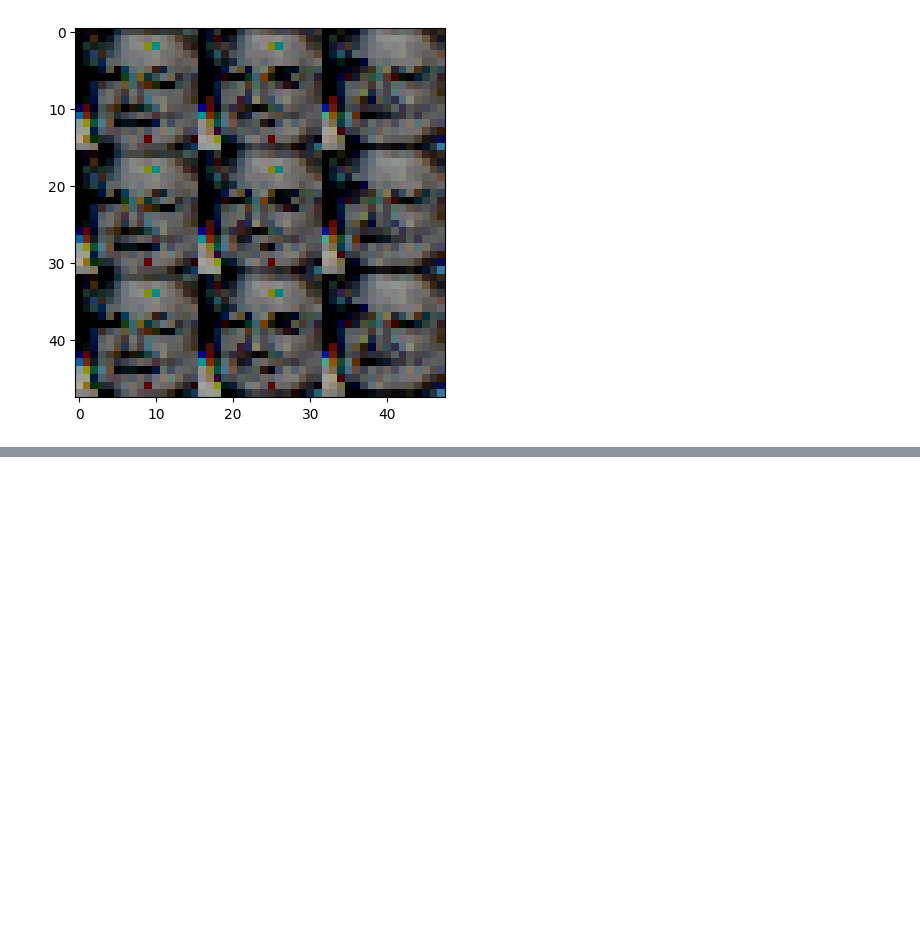
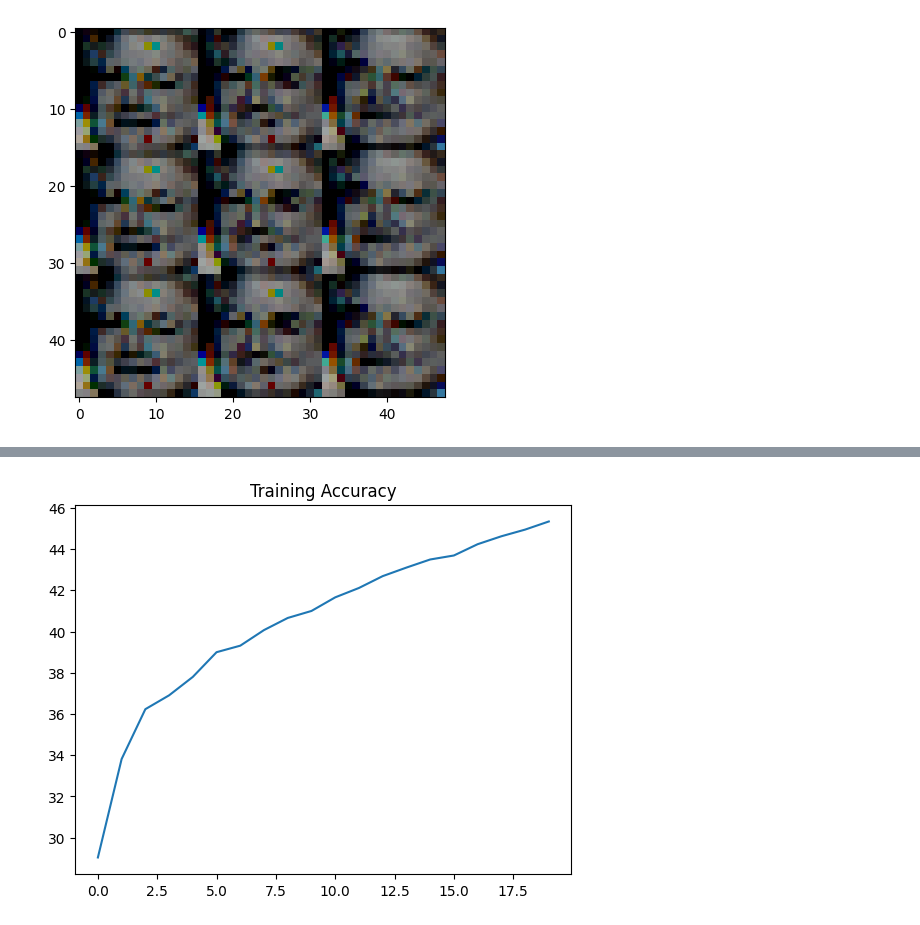
Before and after one commit to brainmentorspvtltd/IGDTU_PyTorchTraining, a Jupyter notebook: IG_FER_PyTorch.ipynb, the cells around one changed output, grey strips where cells are left out. Drawn from its saved outputs; the diff is of its cells as text; code cells hidden in the pictures; blank space fills up the shorter version.

```diff
--- a/IG_FER_PyTorch.ipynb
+++ b/IG_FER_PyTorch.ipynb
@@ -302,7 +312,10 @@ model.to(device)
 optimizer = torch.optim.Adam(params=model.parameters(), lr=0.0001)
 loss_function = nn.CrossEntropyLoss()
 
-epochs = 5
+train_acc_history = []
+train_loss_history = []
+
+epochs = 20
 
 for epoch in tqdm(range(epochs)):
   train_step(epoch, model, training_generator, loss_function, optimizer)
@@ -314,0 +336,6 @@ Epoch : 4 | Train Loss : 1.558 |  Train Acc : 38.169
+# %%
+plt.plot(train_acc_history)
+plt.title("Training Accuracy")
+plt.show()
+# %% [output]
+[figure, added]
```
Also changed, not shown: parts of 16 cells of this notebook.
